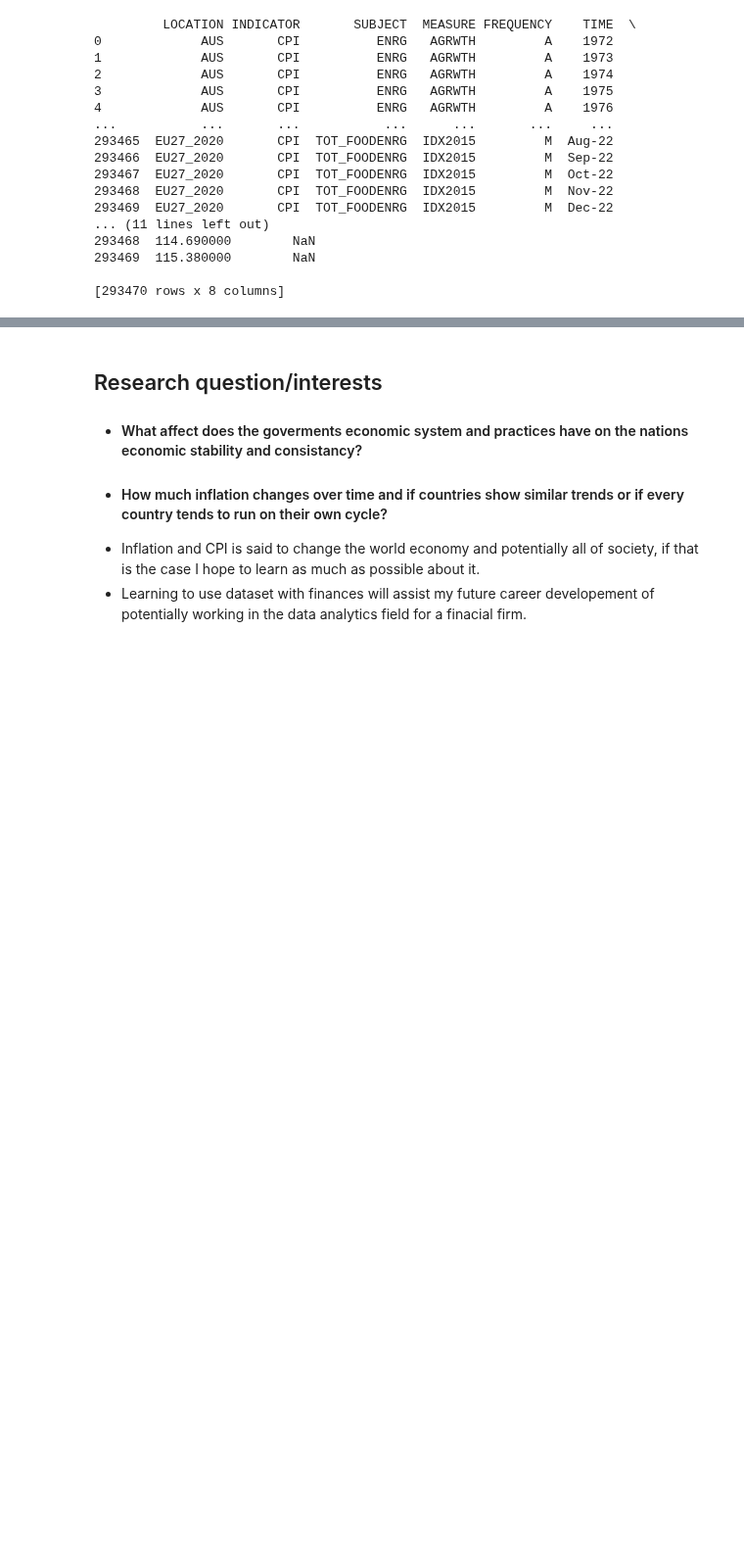
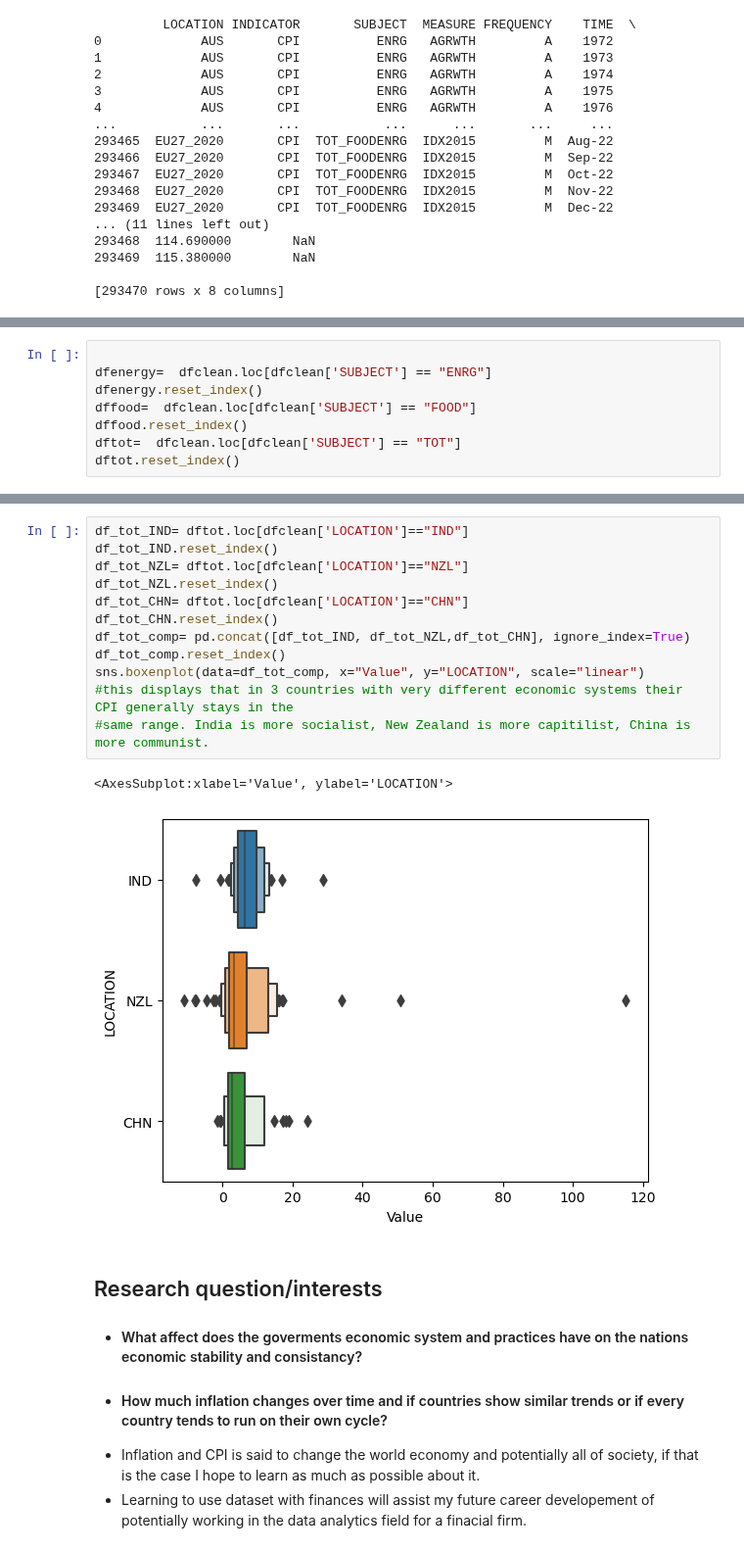
Before and after one commit to ubco-W2022T2-data301/project-group-group19, a Jupyter notebook: analysis/analysis1.ipynb, the cells around one changed output, grey strips where cells are left out. Shown at 98% size. Saved outputs shown, nothing was run; the diff lists cells and outputs as text; blank space fills up the shorter version.

```diff
--- a/analysis/analysis1.ipynb
+++ b/analysis/analysis1.ipynb
@@ -68,0 +51,8 @@ dfenergy.reset_index()
+# %%
+
+dfenergy=  dfclean.loc[dfclean['SUBJECT'] == "ENRG"]
+dfenergy.reset_index()
+dffood=  dfclean.loc[dfclean['SUBJECT'] == "FOOD"]
+dffood.reset_index()
+dftot=  dfclean.loc[dfclean['SUBJECT'] == "TOT"]
+dftot.reset_index()
@@ -93,3 +116,18 @@ plt.xticks([0, 10, 20,30,40,50,60], ['1961', '1971', '1981','1991','2001', '2011
+# %%
+df_tot_IND= dftot.loc[dfclean['LOCATION']=="IND"]
+df_tot_IND.reset_index()
+df_tot_NZL= dftot.loc[dfclean['LOCATION']=="NZL"]
+df_tot_NZL.reset_index()
+df_tot_CHN= dftot.loc[dfclean['LOCATION']=="CHN"]
+df_tot_CHN.reset_index()
+df_tot_comp= pd.concat([df_tot_IND, df_tot_NZL,df_tot_CHN], ignore_index=True)
+df_tot_comp.reset_index()
+sns.boxenplot(data=df_tot_comp, x="Value", y="LOCATION", scale="linear")
+#this displays that in 3 countries with very different economic systems their CPI generally stays in the
+#same range. India is more socialist, New Zealand is more capitilist, China is more communist.
+# %% [output]
+<AxesSubplot:xlabel='Value', ylabel='LOCATION'>
+[figure, added]
 # %% [markdown]
 ## Research question/interests
 
```
Also changed, not shown: parts of 5 cells of this notebook.
